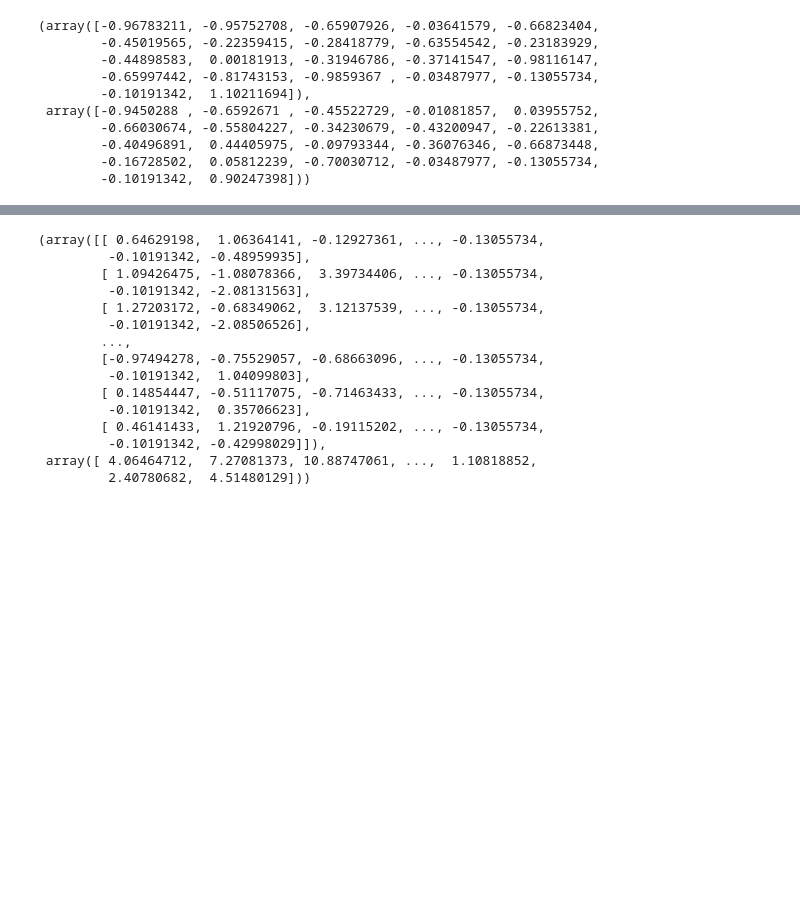
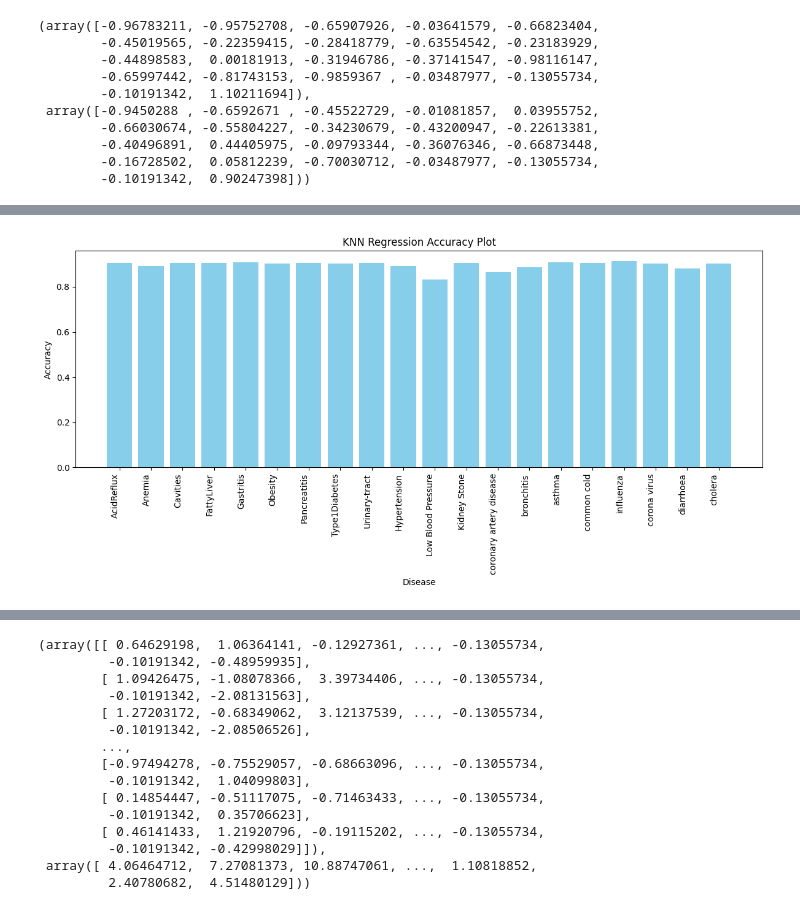
Before and after one commit to amoshshrestha/FoodrecommendationSystem, a Jupyter notebook: model/Food_pred.ipynb, the cells around one changed output, grey strips where cells are left out. Cells and saved outputs as stored; diff of their text form; code cells hidden in the pictures; blank space fills up the shorter version.

Commit message:
Bar Plot added for models

```diff
--- a/model/Food_pred.ipynb
+++ b/model/Food_pred.ipynb
@@ -121,0 +199,10 @@ Mean Absolute Error: 0.7017414604041878
+# %%
+disease_df = pd.DataFrame({'Disease': ["AcidReflux", "Anemia", "Cavities", "FattyLiver", "Gastritis",
+                                       "Obesity", "Pancreatitis", "Type1Diabetes", "Urinary-tract",
+                                       "Hypertension", "Low Blood Pressure", "Kidney Stone",
+                                       "coronary artery disease", "bronchitis", "asthma",
+                                       "common cold", "influenza", "corona virus", "diarrhoea", "cholera"]})
+
+#Dictionary with disease names as keys and indices values
+disease_dict = {disease: i for i, disease in enumerate(disease_df["Disease"])}
+disease_dict
@@ -121,0 +230,19 @@ Mean Absolute Error: 0.7017414604041878
+# %%
+
+import matplotlib.pyplot as plt
+# Extract keys and values from the dictionary
+keys = list(disease_dict.keys())
+values = list(knn_r2_dict.values())
+
+
+# Plotting
+plt.figure(figsize=(12, 6))
+plt.bar(keys, values, color='skyblue')
+plt.xlabel('Disease')
+plt.ylabel('Accuracy')
+plt.title('KNN Regression Accuracy Plot')
+plt.xticks(rotation=90, ha='right')  # Rotating x-axis labels for better readability
+plt.tight_layout()
+plt.show()
+# %% [output]
+[figure, added]
```
Also changed, not shown: parts of 8 cells of this notebook, 2 other files.
